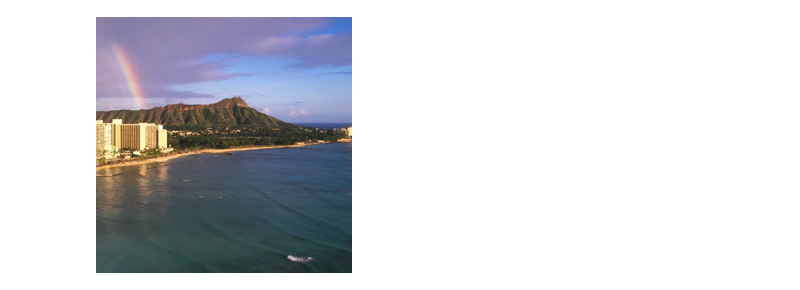
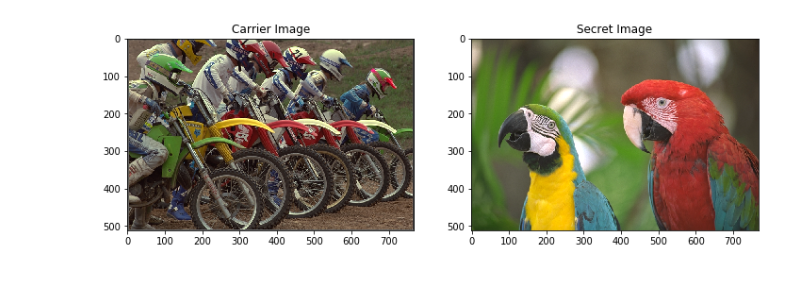
Before and after one commit to ZachariahPang/Math-110B-project3, a Jupyter notebook: LSB.ipynb, the cells around one changed output. Cells and saved outputs as stored; diff of their text form; code cells hidden in the pictures.

```diff
--- a/LSB.ipynb
+++ b/LSB.ipynb
@@ -141,4 +0,0 @@ img1
-# %%
-img2
-# %% [output]
-[figure, removed]
@@ -145,2 +8,19 @@ img2
+# %%
+DATA_DIR = 'data/kodak'
+# %%
+img1_dir,img2_dir = np.random.choice(os.listdir(DATA_DIR), 2, replace=False)
+# %%
+fig = plt.figure(figsize=(12,12))
+img1 = Image.open(os.path.join(DATA_DIR, img1_dir))
+img2 = Image.open(os.path.join(DATA_DIR, img2_dir))
+fig.add_subplot(1,2,1)
+plt.imshow(img1)
+plt.title('Carrier Image')
+fig.add_subplot(1,2,2)
+plt.imshow(img2)
+plt.title('Secret Image')
+plt.show()
+# %% [output]
+[figure, added]
 # %%
 merged_image = Steganography.merge(img1, img2)
```
Also changed, not shown: parts of 15 cells of this notebook, 4 other files.
